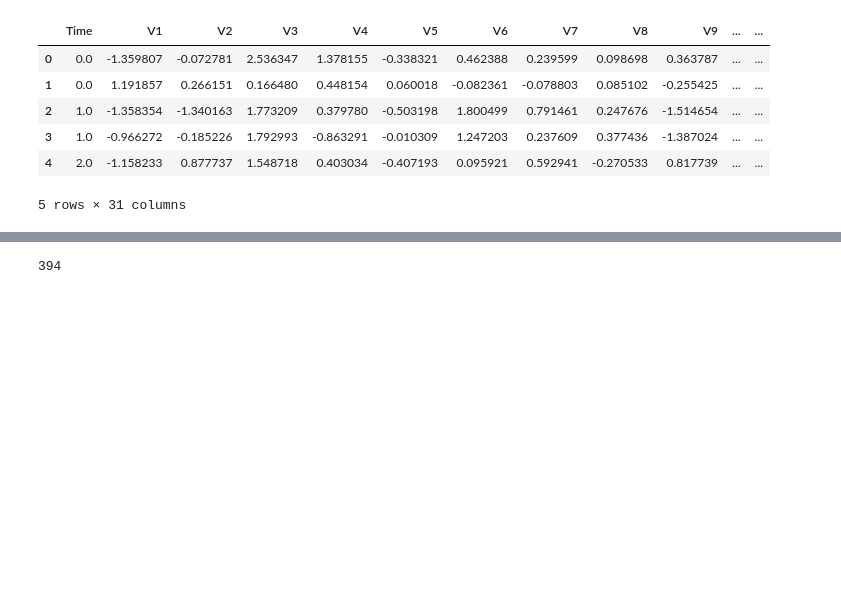
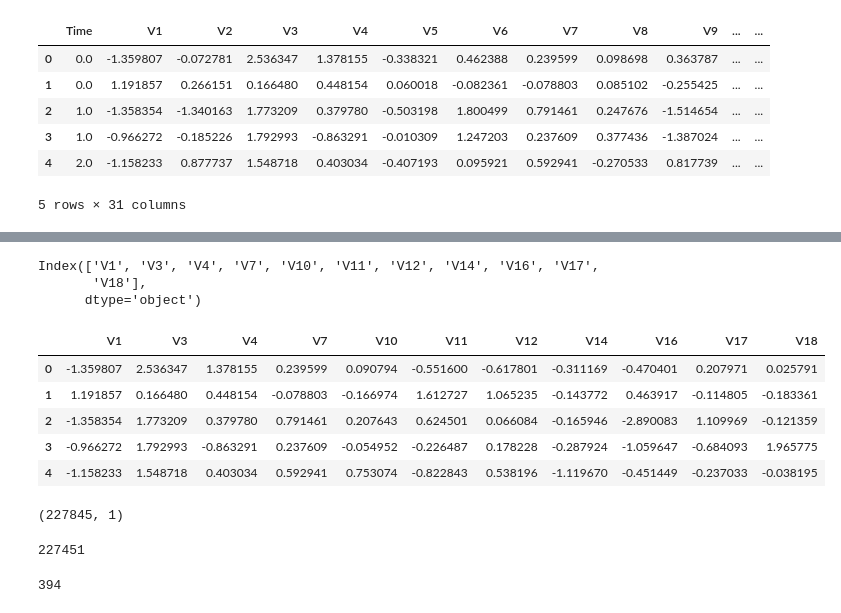
Before and after one commit to karankarann/CreditCard_FraudDetection, a Jupyter notebook: Model.ipynb, the cells around one changed output, grey strips where cells are left out. Cells and saved outputs as stored; diff of their text form; code cells hidden in the pictures; blank space fills up the shorter version.

```diff
--- a/Model.ipynb
+++ b/Model.ipynb
@@ -21,0 +52,18 @@ df.head()
+# %%
+columns = x_df.index
+columns
+# %% [output]
+Index(['V1', 'V3', 'V4', 'V7', 'V10', 'V11', 'V12', 'V14', 'V16', 'V17',
+       'V18'],
+      dtype='object')
+# %%
+df = df[columns]
+# %%
+df.head()
+# %% [output]
+|  | V1 | V3 | V4 | V7 | V10 | V11 | V12 | V14 | V16 | V17 | V18 |
+| 0 | -1.359807 | 2.536347 | 1.378155 | 0.239599 | 0.090794 | -0.551600 | -0.617801 | -0.311169 | -0.470401 | 0.207971 | 0.025791 |
+| 1 | 1.191857 | 0.166480 | 0.448154 | -0.078803 | -0.166974 | 1.612727 | 1.065235 | -0.143772 | 0.463917 | -0.114805 | -0.183361 |
+| 2 | -1.358354 | 1.773209 | 0.379780 | 0.791461 | 0.207643 | 0.624501 | 0.066084 | -0.165946 | -2.890083 | 1.109969 | -0.121359 |
+| 3 | -0.966272 | 1.792993 | -0.863291 | 0.237609 | -0.054952 | -0.226487 | 0.178228 | -0.287924 | -1.059647 | -0.684093 | 1.965775 |
+| 4 | -1.158233 | 1.548718 | 0.403034 | 0.592941 | 0.753074 | -0.822843 | 0.538196 | -1.119670 | -0.451449 | -0.237033 | -0.038195 |
@@ -27,6 +77,14 @@ y= df["Class"]
 
 y = y.values.reshape(-1,1)
 X_train, X_test, y_train, y_test = train_test_split(X, y, test_size=0.2, random_state=42)
+# %%
+y_train.shape
+# %% [output]
+(227845, 1)
+# %%
+len(y_train[y_train == 0])
+# %% [output]
+227451
 # %%
 len(y_train[y_train == 1])
 # %% [output]
```
Also changed, not shown: parts of 25 cells of this notebook.
